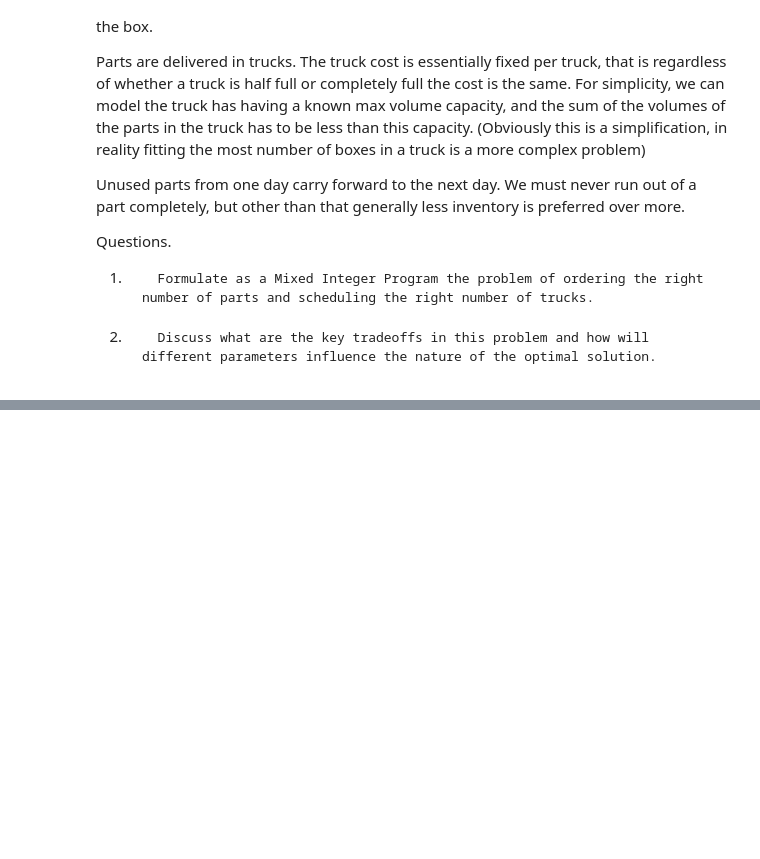
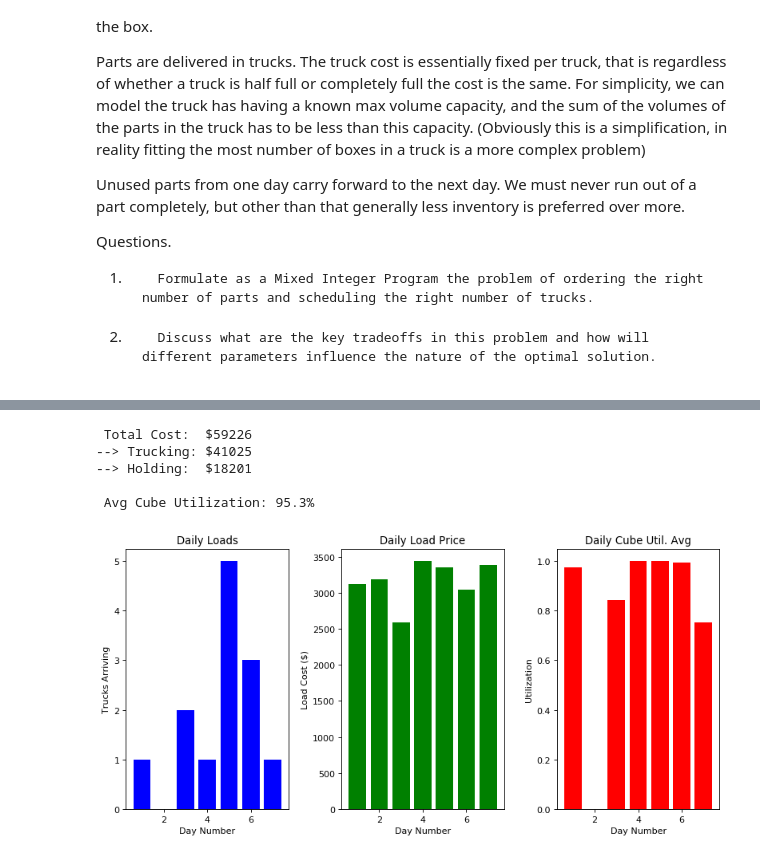
Before and after one commit to connerreinhardt/datascienceprojects, a Jupyter notebook: Tesla Order Scheduling Challenge.ipynb, the cells around one changed output, grey strips where cells are left out. Drawn from its saved outputs; the diff is of its cells as text; code cells hidden in the pictures; blank space fills up the shorter version.

```diff
--- a/Tesla Order Scheduling Challenge.ipynb
+++ b/Tesla Order Scheduling Challenge.ipynb
@@ -151,3 +137,0 @@ Part 11: [None, 0.0, 0.0, 0.0, 0.0, 350.0, 0.0, 0.0]
-# %%
-#define truck volume (cubic feet)
-truck_vol = 3489
@@ -170,8 +279,9 @@ print(box_vol)
 # %%
-#define cost per truck arriving day D
+#suggest cost per truck arriving day D
 load_cost = [None]
+load_cost_min = 2500
+load_cost_max = 3500
 for day in days:
-    #load_cost.append(np.random.randint(2500,high=5000)) #uniform between $2.5k-$5k
-    load_cost.append(3000)
+    load_cost.append(np.random.randint(load_cost_min,load_cost_max))
 print(load_cost)
 # %% [output]
@@ -254,3 +289,66 @@ Best objective 1.286035909800e+05, best bound 1.286035909800e+05, gap 0.0000%
+# %%
+import matplotlib.pyplot as plt
+
+#run model for a given scenerio
+modeloutput = optimalTruckSchedule(
+    #parts 0,1,2,...,N
+    [25, 10, 25, 2, 10, 10, 5, 25, 5, 25, 12, 2], #box qtys
+    [264, 119, 256, 61, 298, 293, 138, 282, 181, 173, 294, 50], #box vols
+    #days 0 (no trucks), 1, 2,...,D
+    [None, 3125, 3190, 2585, 3441, 3351, 3047, 3393], #**load costs
+    106.5, #**yearly holding cost per CuFt ($6.5 is US avg for storage) **Holding costs + opportunity cost**
+    daily_demand, #(deterministic) from file
+    init_stock, #(deterministic) from file
+    3489 #truckvol
+    )
+
+truckschedule = modeloutput[0] #how many trucks per day
+truckpricing = modeloutput[1] #price of truck per day
+partschedule = pd.DataFrame(modeloutput[2]) #how many of each part per day
+total_cost = modeloutput[3]
+cube_util = modeloutput[5]
+cube_util_avg = modeloutput[6]
+
+print("\033[1m Total Cost:  $" + str(round(total_cost)) + "\033[0m")
+
+#identify total trucking cost vs holding cost
+total_trucking_cost = 0
+for day in range(len(truckschedule)):
+    day_truck_cost = truckschedule[day]*truckpricing[day]
+    total_trucking_cost = total_trucking_cost + day_truck_cost
+
+print("--> Trucking: $" + str(round(total_trucking_cost)))
+print("--> Holding:  $" + str(round(total_cost-total_trucking_cost)))
+
+print("\n\033[1m Avg Cube Utilization: " + str(round(100*cube_util_avg,1)) + "%\033[0m")
+
+#plot results
+from matplotlib.pyplot import figure
+figure(num=None, figsize=(10, 5), dpi=80, facecolor='w', edgecolor='k')
+plt.subplot(1, 3, 1)
+plt.bar(days,truckschedule,color = 'blue')
+plt.title('Daily Loads')
+plt.ylabel('Trucks Arriving')
+plt.xlabel('Day Number')
+plt.subplot(1, 3, 2)
+plt.bar(days,truckpricing,color = 'green')
+plt.title('Daily Load Price')
+plt.ylabel('Load Cost ($)')
+plt.xlabel('Day Number')
+plt.subplot(1, 3, 3)
+plt.bar(days,cube_util, color = 'red')
+plt.title('Daily Cube Util. Avg')
+plt.ylabel('Utilization')
+plt.xlabel('Day Number')
+plt.tight_layout()
+plt.show()
+# %% [output]
+ Total Cost:  $59226
+--> Trucking: $41025
+--> Holding:  $18201
+
+ Avg Cube Utilization: 95.3%
+[figure, added]
 # %%
 from IPython.display import display_html
 def display_side_by_side(*args):
```
Also changed, not shown: parts of 17 cells of this notebook.
